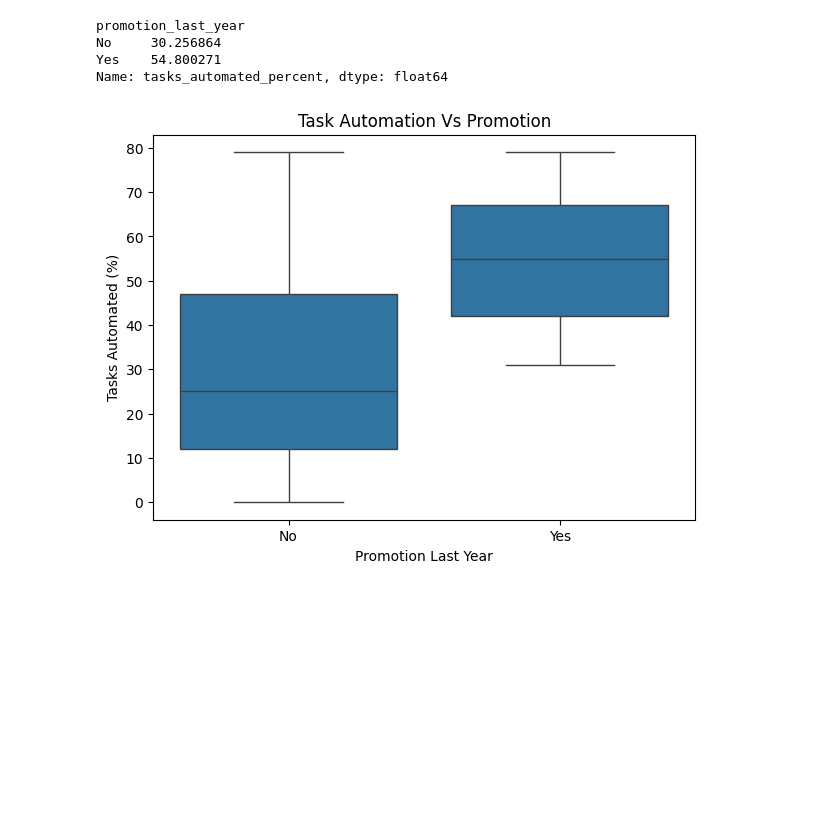
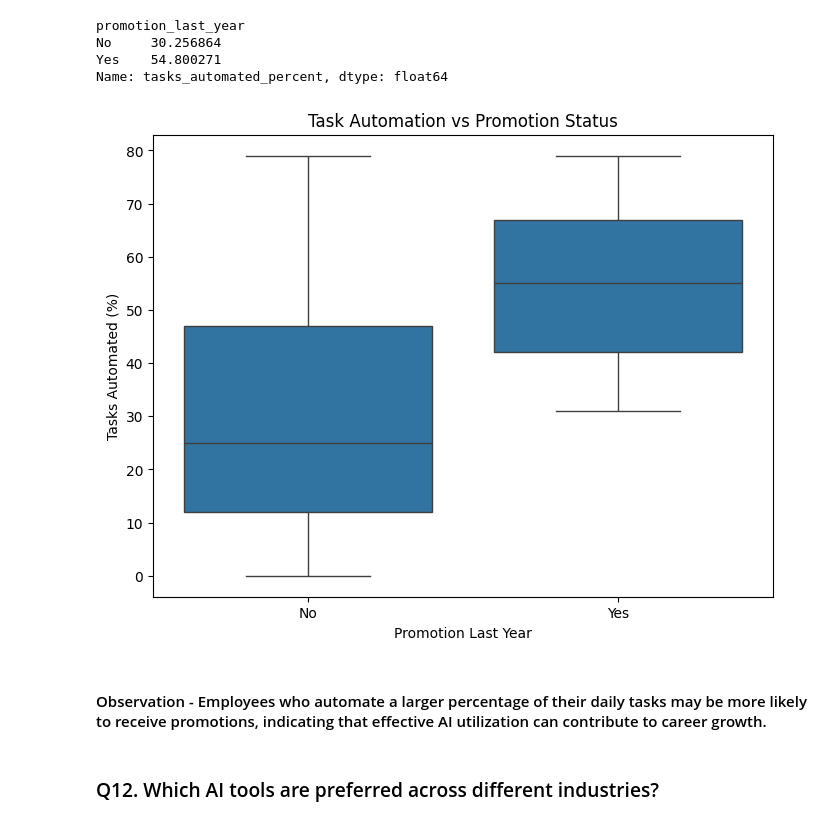
Before and after one commit to umang0015/AI-Tools-Usage-And-Productivity-Analysis, a Jupyter notebook: Project1-checkpoint.ipynb, the cells around one changed output. Saved outputs shown, nothing was run; the diff lists cells and outputs as text; code cells hidden in the pictures; blank space fills up the shorter version.

```diff
--- a/Project1-checkpoint.ipynb
+++ b/Project1-checkpoint.ipynb
@@ -598,8 +634,9 @@ plt.show()
 # %%
-company_time = (
-    df.groupby("company_size")["time_saved_per_day_minutes"]
-      .mean()
-      .sort_values(ascending=False)
-)
+# converting the productivity_change is categorical to numeric score
+productivity_map = {
+    "Decreased": 0,
+    "Same": 1,
+    "Increased": 2
+}
 
-company_time
+df["productivity_score"] = df["productivity_change"].map(productivity_map)
@@ -656,17 +733,22 @@ No     30.256864
 Yes    54.800271
 Name: tasks_automated_percent, dtype: float64
 # %%
-plt.figure(figsize=(7,5))
+plt.figure(figsize=(8,6))
+
 sns.boxplot(
-    data =df,
-    x='promotion_last_year' ,
-    y='tasks_automated_percent'
+    data=df,
+    x="promotion_last_year",
+    y="tasks_automated_percent"
 )
 
-plt.title("Task Automation Vs Promotion")
+plt.title("Task Automation vs Promotion Status")
 plt.xlabel("Promotion Last Year")
 plt.ylabel("Tasks Automated (%)")
 
 plt.show()
 # %% [output]
-[figure, old version]
+[figure, new version]
+# %% [markdown]
+#### Observation - Employees who automate a larger percentage of their daily tasks may be more likely to receive promotions, indicating that effective AI utilization can contribute to career growth.
+# %% [markdown]
+### Q12. Which AI tools are preferred across different industries?
```
Also changed, not shown: parts of 24 cells of this notebook.
